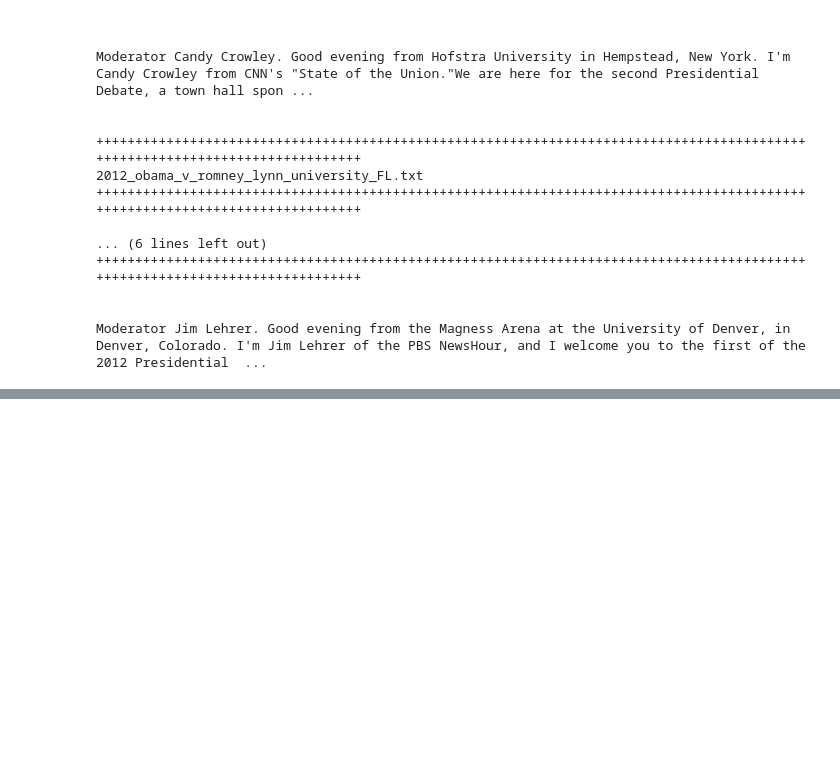
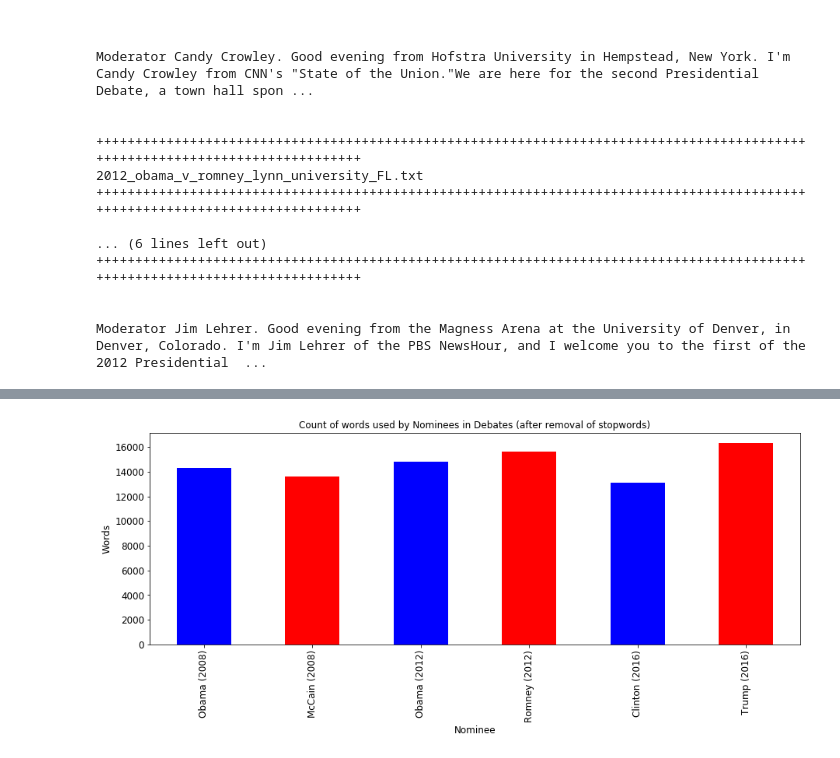
Before and after one commit to akmt14/analyzing-presidential-debates-using-NLP, a Jupyter notebook: code/Analyzing_Presidential_Debates.ipynb, the cells around one changed output, grey strips where cells are left out. Drawn from its saved outputs; the diff is of its cells as text; code cells hidden in the pictures; blank space fills up the shorter version.

```diff
--- a/code/Analzying_Presidential_Debates.ipynb
+++ b/code/Analyzing_Presidential_Debates.ipynb
@@ -204,0 +247,11 @@ Mitt Romney's word count in the 2012 presidential debates is 134,467 words.
+# %%
+string_files = ' '.join(all_files) #converting list to string
+cleaned_files = string_files.replace('\n\n','') #replacing new line tags
+file_read1 = cleaned_files.replace('Trump:',' TRUMP:') #replacing all instances of proper string with upper
+file_read2 = file_read1.replace('Clinton:',' CLINTON:') #replacing all instances of proper string with upper
+file_read3 = file_read2.replace('Holt:',' HOLT:') #replacing all instances of proper string with upper
+file_read4 = file_read3.replace('Wallace:',' WALLACE:') #replacing all instances of proper string with upper
+file_read5 = file_read4.replace('Raddatz:',' RADDATZ:') #replacing all instances of proper string with upper
+file_read6 = file_read5.replace('Cooper:',' COOPER:') #replacing all instances of proper string with upper
+DT_2016 = re.findall(r'TRUMP:(.*?)(?:CLINTON:|HOLT:|WALLACE:|RADDATZ:|COOPER:)', file_read6) #extracting comments made by Trump only
+HC_2016 = re.findall(r'CLINTON:(.*?)(?:TRUMP:|HOLT:|WALLACE:|RADDATZ:|COOPER:)', file_read6) #extracting comments made by Clinton only
@@ -204,0 +283,21 @@ Mitt Romney's word count in the 2012 presidential debates is 134,467 words.
+# %%
+wordnet_lemmatizer = WordNetLemmatizer()
+stop_words = set(stopwords.words('english'))
+# %%
+def cleaned_data(data):
+    data = "".join(data)
+    data = word_tokenize(data)
+    data = [w for w in data if not w in stop_words]
+    wc_lst = len(data)
+    return wc_lst
+# %%
+wc_files = [BO_2008,JM_2008,BO_2012,MR_2012,HC_2016,DT_2016]
+lst = ['Obama (2008)','McCain (2008)','Obama (2012)','Romney (2012)','Clinton (2016)','Trump (2016)']
+
+wc = []
+for i in wc_files:
+    wc_vals = cleaned_data(i)
+    wc.append(wc_vals)
+
+word_count = pd.DataFrame({'Nominee':lst,'Words':wc})
+word_count
@@ -204,0 +312,9 @@ Mitt Romney's word count in the 2012 presidential debates is 134,467 words.
+# %%
+ax = word_count.plot(kind='bar',x='Nominee',y='Words',figsize=(15,5),legend = True, fontsize = 12,color=['blue', 'red', 'blue', 'red', 'blue', 'red'])
+ax.set_xlabel("Nominee", fontsize=12)
+ax.set_ylabel("Words", fontsize=12)
+ax.get_legend().remove()
+ax.set_title('Count of words used by Nominees in Debates (after removal of stopwords)')
+plt.show()
+# %% [output]
+[figure, added]
```
Also changed, not shown: parts of 14 cells of this notebook.
